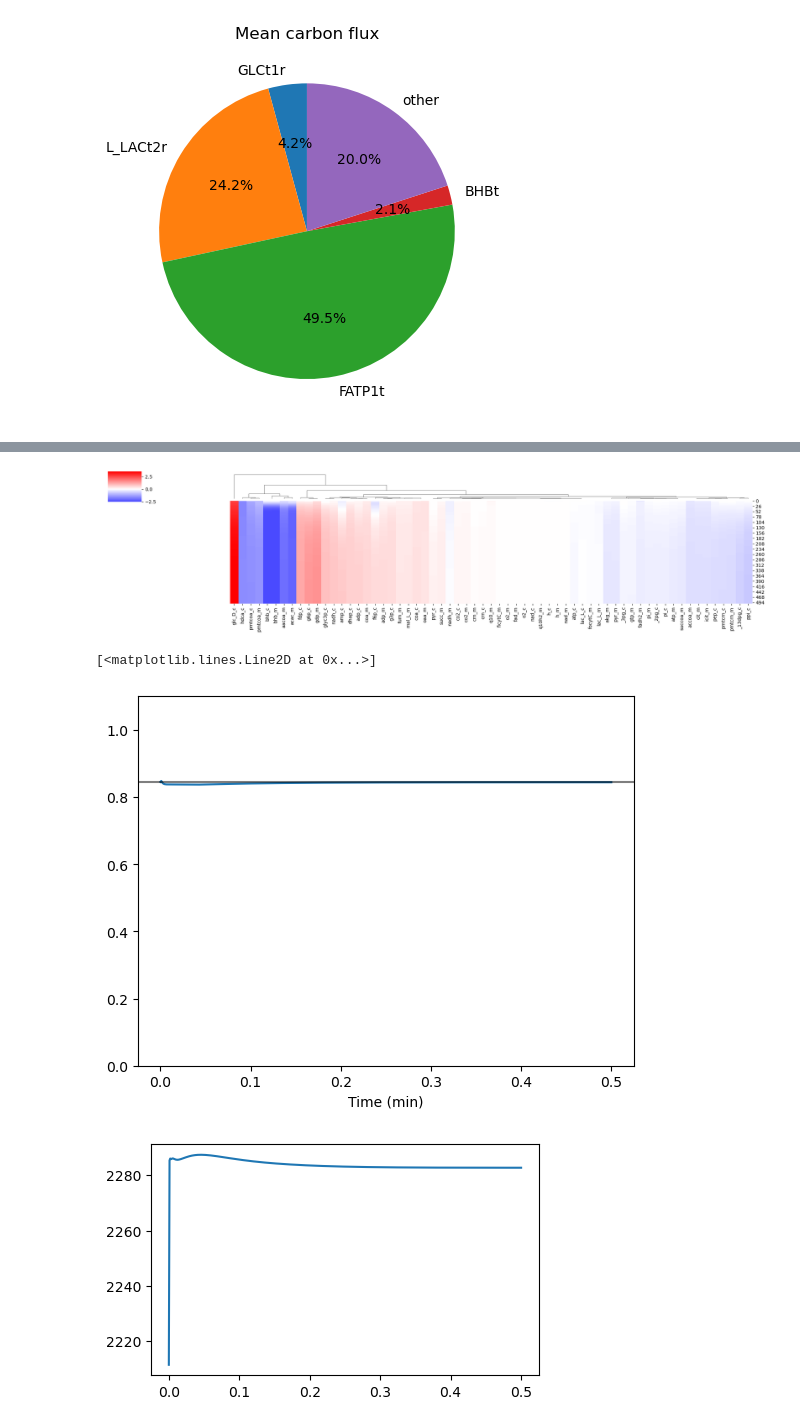
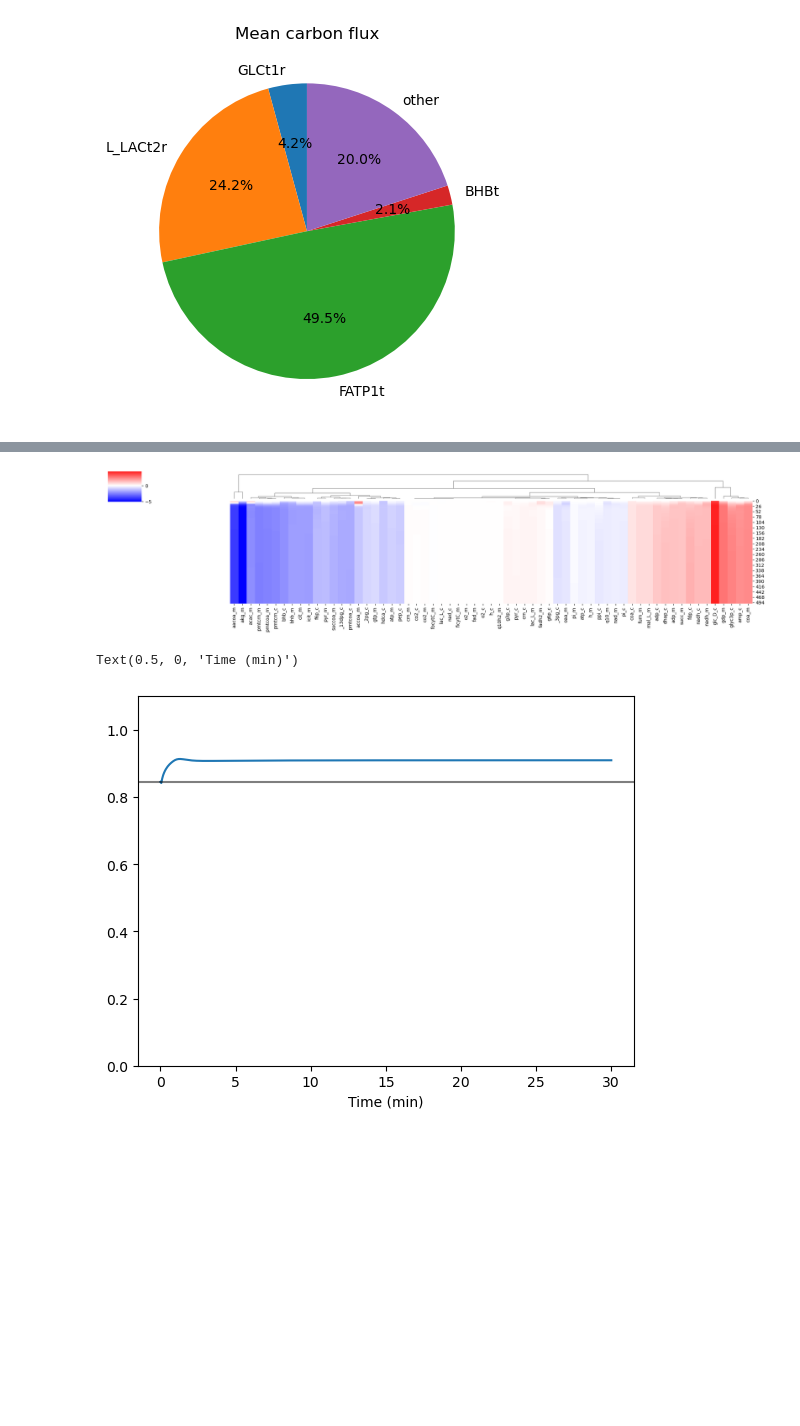
Before and after one commit to weilandtd/competitive_catabolism, a Jupyter notebook: mechanistic_model/control_analysis.ipynb, the cells around one changed output, grey strips where cells are left out. Drawn from its saved outputs; the diff is of its cells as text; code cells hidden in the pictures; blank space fills up the shorter version.

Commit message:
ENH: Add labeling analysis

```diff
--- a/mechanistic_model/control_analysis.ipynb
+++ b/mechanistic_model/control_analysis.ipynb
@@ -244,7 +244,8 @@ kmodel.parameters['hdca_e'].value = 0.2  # concentration in mM
 kmodel.parameters['bhb_e'].value = 0.1    # concentration in mM
 
 # Insulin effect on glucose transport
-kmodel.parameters['vmax_forward_GLCt1r'].value = parameter_population[closest_to_median]['vmax_forward_GLCt1r'] * 5.0
-kmodel.parameters['vmax_forward_PFK'].value = parameter_population[closest_to_median]['vmax_forward_PFK'] * 5.0
+kmodel.parameters['vmax_forward_GLCt1r'].value = parameter_population[closest_to_median]['vmax_forward_GLCt1r'] * 10.0
+kmodel.parameters['vmax_forward_PFK'].value = parameter_population[closest_to_median]['vmax_forward_PFK'] * 10.0
 
-kmodel.parameters['vmax_forward_C160CPT2'].value = parameter_population[closest_to_median]['vmax_forward_C160CPT2'] * 0.5
+# This is hypothetical
+#kmodel.parameters['vmax_forward_C160CPT2'].value = parameter_population[closest_to_median]['vmax_forward_C160CPT2'] * 0.5
@@ -386,29 +362,24 @@ concentrations_fold_change = concentrations_fold_change.dropna(axis=1)
 sns.clustermap(concentrations_fold_change, row_cluster=False, col_cluster=True, cmap='bwr', center=0, figsize=(20,5))
 plt.show()
 # %% [output]
-[figure, old version]
+[figure, new version]
 # %%
 # Compute complex I displacement (NADH2_u10mi)
 k_eq = kmodel.reactions.NADH2_u10mi.parameters.k_equilibrium.value
 
 gamma_complex_I = sol_fed.concentrations['q10h2_m'] * sol_fed.concentrations['nad_m'] * sol_fed.concentrations['h_c']**4 / ( sol_fed.concentrations['nadh_m'] * sol_fed.concentrations['q10_m'] * sol_fed.concentrations['h_m']**6) / k_eq
 
 gamma_complex_I_ref = concentrations['q10h2_m'] * concentrations['nad_m'] * concentrations['h_c']**4 / ( concentrations['nadh_m'] * concentrations['q10_m'] * concentrations['h_m']**6) / k_eq
 
-plt.plot(sol_fed.time, gamma_complex_I)
+plt.plot(sol_fed.time * 60, gamma_complex_I)
 
 # Plot horizontal line at the reference value
 plt.axhline(gamma_complex_I_ref, color='k', linestyle='-', alpha =0.5)
 plt.ylim(0,1.1)
 plt.xlabel('Time (min)')
-
-# Flux
-f = plt.figure(figsize=(5,3))
-plt.plot(sol_fed.time, sol_fed_fluxes['NADH2_u10mi'], label='NADH2_u10mi')
 # %% [output]
-[<matplotlib.lines.Line2D at 0x...>]
+Text(0.5, 0, 'Time (min)')
-[figure, old version]
+[figure, new version]
-[figure, removed]
 # %%
 def metabolite_balance(met_id, data, tmodel):
     met = tmodel.metabolites.get_by_id(met_id)
```
Also changed, not shown: parts of 16 cells of this notebook, 3 other files.
